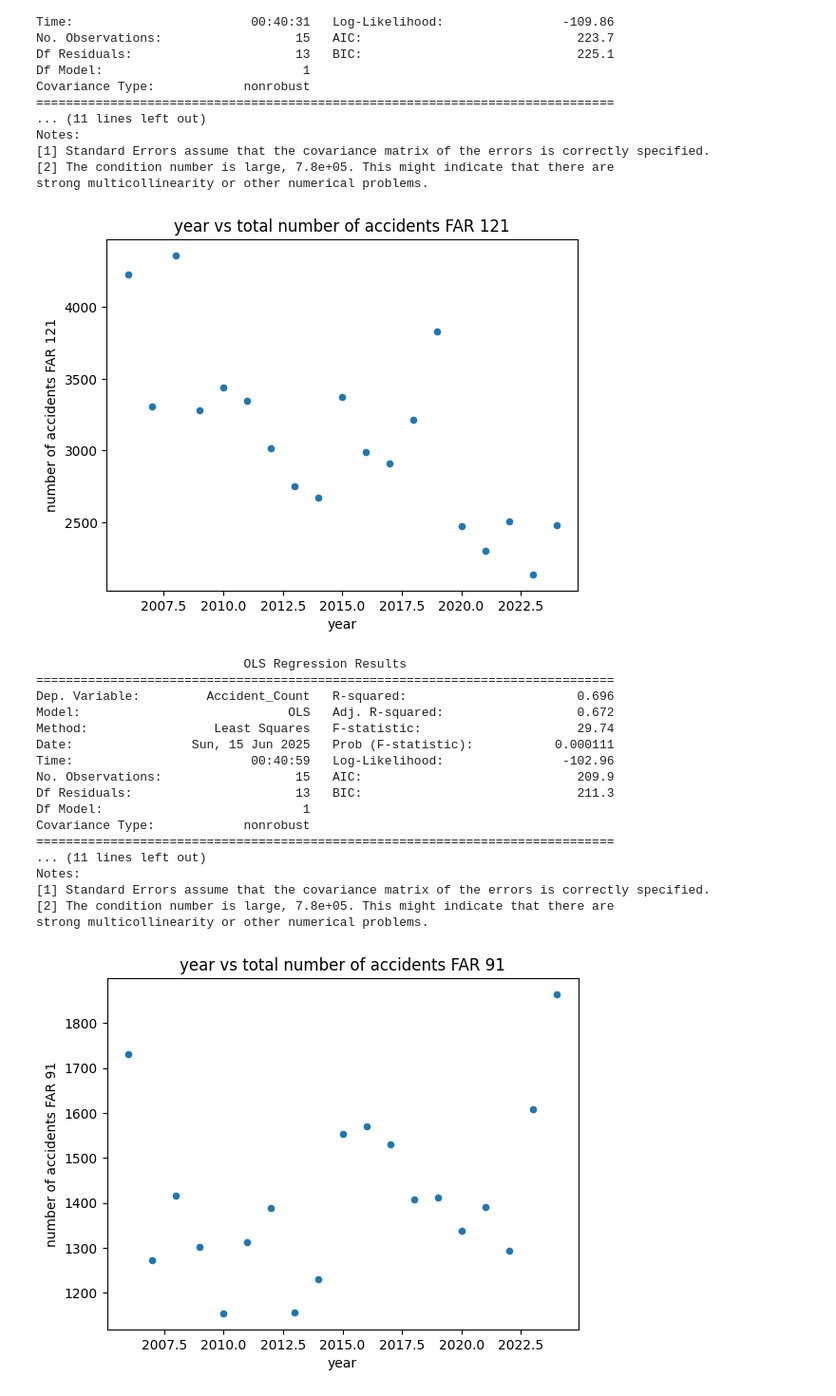
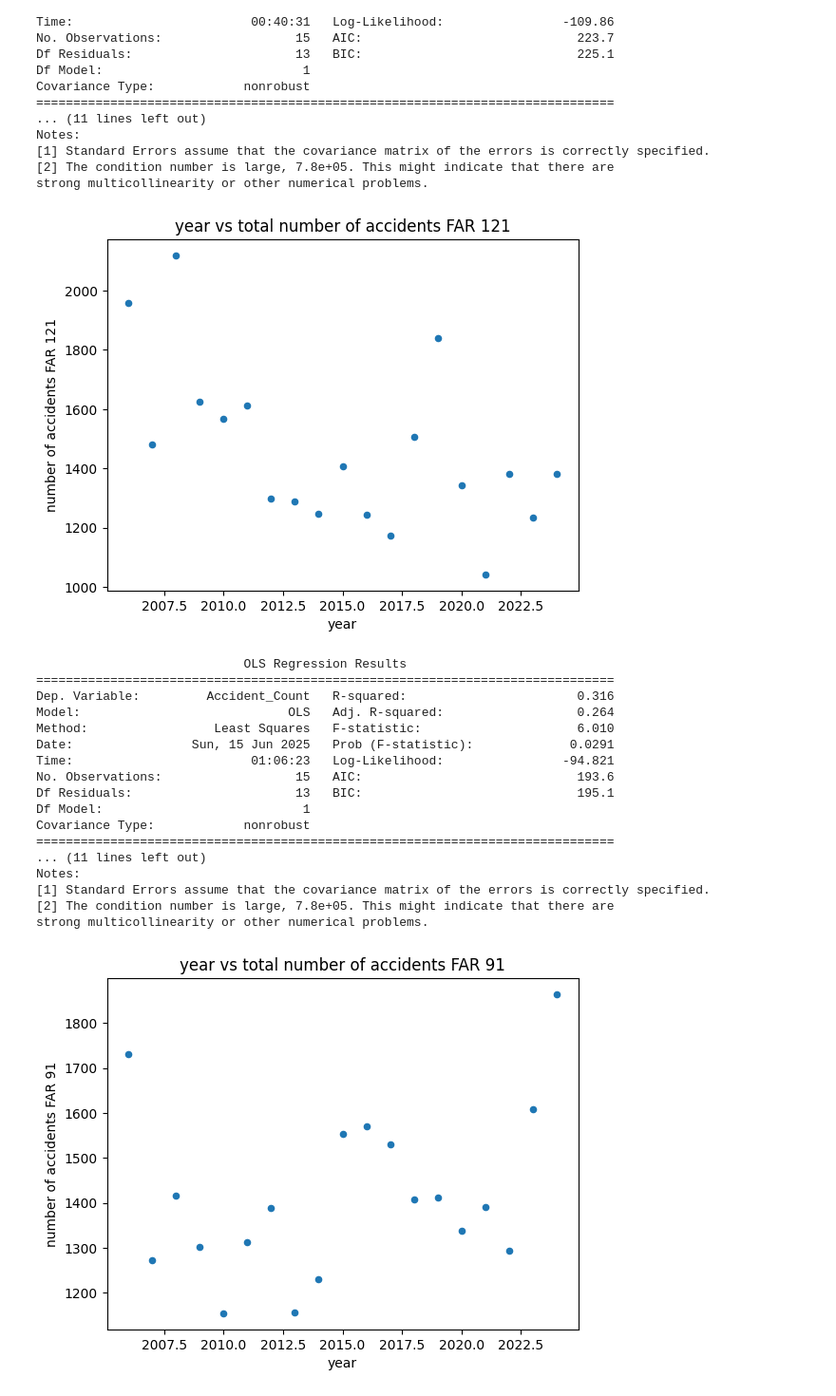
Before and after one commit to terryljh/aviation2, a Jupyter notebook: asrs linear model2.ipynb, the cells around one changed output. Shown at 95% size. Drawn from its saved outputs; the diff is of its cells as text; code cells hidden in the pictures.

```diff
--- a/asrs linear model2.ipynb
+++ b/asrs linear model2.ipynb
@@ -388,48 +388,49 @@ dfsubset2 = dfsubset2[dfsubset2['Operating Under FAR Part'] == 'Part 121']
 
 #dfsubset2 = dfsubset[(dfsubset['Date']//100 >= 2006) & (dfsubset['Date']//100 <= 2024)]
 #dfsubset2 = dfsubset2[dfsubset2['Airspace'] == 'Class E ZZZ']
+dfsubset2 = dfsubset2[dfsubset2['Airspace'].isna()]
 
 yearly_counts = dfsubset2.groupby(dfsubset2['Date']//100).size().reset_index(name='Accident_Count')
 yearly_counts.plot.scatter(x='Date', y='Accident_Count')
 plt.title('year vs total number of accidents FAR 121')
 plt.xlabel('year')
 plt.ylabel('number of accidents FAR 121')
 plt.show()
 
 from sklearn.model_selection import train_test_split
 
 X, y = yearly_counts[['Date']], yearly_counts['Accident_Count']
 
 X_train, X_test, y_train, y_test = train_test_split(
 
     X, y, test_size=0.2, random_state=945)
 
 from sklearn.linear_model import LinearRegression
 slryearly = LinearRegression()
 slryearly.fit(X_train,y_train)
 
 #re-doing the above with sm so we can use model summary
 #decreasing trend but unreliable p-value
 import statsmodels.api as sm
 yearly_counts = dfsubset2.groupby(dfsubset2['Date']//100).size().reset_index(name='Accident_Count')
 yearly_counts.rename(columns={yearly_counts.columns[0]: 'Year'}, inplace=True)
 X = sm.add_constant(yearly_counts['Year'])
 y = yearly_counts['Accident_Count']
 X_train, X_test, y_train, y_test = train_test_split(
 X, y, test_size=0.2, random_state=945)
 model = sm.OLS(y_train, X_train).fit()
 print(model.summary())
 # %% [output]
-[figure, old version]
+[figure, new version]
                             OLS Regression Results
 ==============================================================================
-Dep. Variable:         Accident_Count   R-squared:                       0.696
-Model:                            OLS   Adj. R-squared:                  0.672
-Method:                 Least Squares   F-statistic:                     29.74
-Date:                Sun, 15 Jun 2025   Prob (F-statistic):           0.000111
-Time:                        00:40:59   Log-Likelihood:                -102.96
-No. Observations:                  15   AIC:                             209.9
-Df Residuals:                      13   BIC:                             211.3
+Dep. Variable:         Accident_Count   R-squared:                       0.316
+Model:                            OLS   Adj. R-squared:                  0.264
+Method:                 Least Squares   F-statistic:                     6.010
+Date:                Sun, 15 Jun 2025   Prob (F-statistic):             0.0291
+Time:                        01:06:23   Log-Likelihood:                -94.821
+No. Observations:                  15   AIC:                             193.6
+Df Residuals:                      13   BIC:                             195.1
 Df Model:                           1
 Covariance Type:            nonrobust
 ==============================================================================
```
